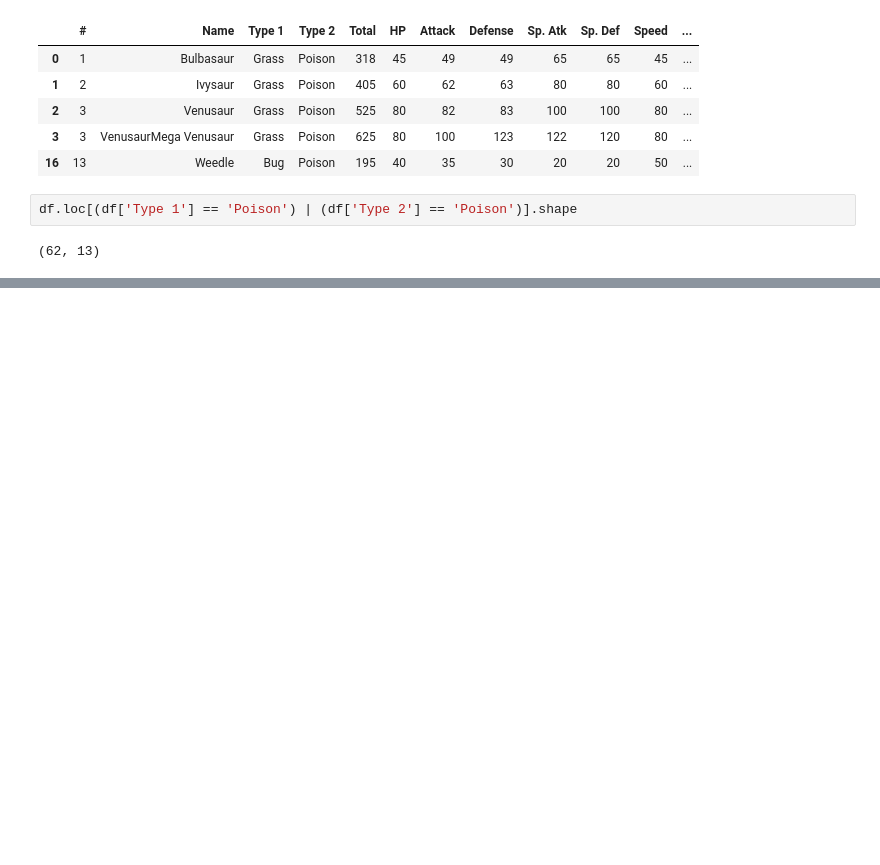
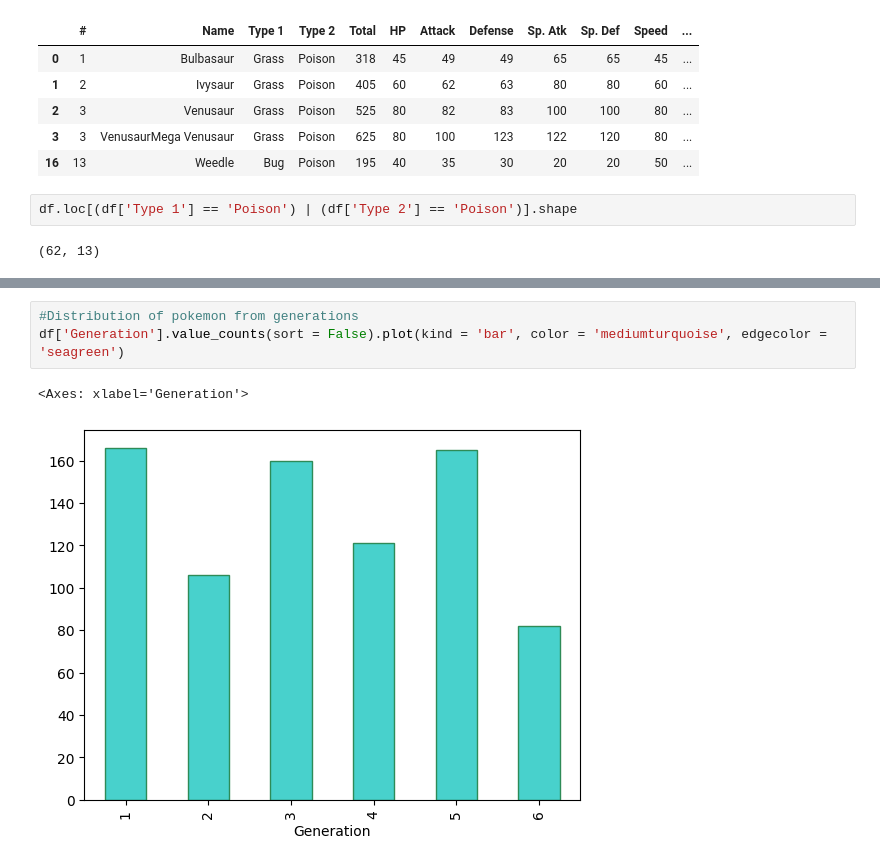
Before and after one commit to AgentXCross/PythonDS-ML, a Jupyter notebook: Projects/Notebooks/pokemon.ipynb, the cells around one changed output, grey strips where cells are left out. Cells and saved outputs as stored; diff of their text form; blank space fills up the shorter version.

```diff
--- a/Projects/Notebooks/pokemon.ipynb
+++ b/Projects/Notebooks/pokemon.ipynb
@@ -240,0 +315,6 @@ df.loc[(df['Type 1'] == 'Poison') | (df['Type 2'] == 'Poison')].shape
+# %%
+#Distribution of pokemon from generations
+df['Generation'].value_counts(sort = False).plot(kind = 'bar', color = 'mediumturquoise', edgecolor = 'seagreen')
+# %% [output]
+<Axes: xlabel='Generation'>
+[figure, added]
```
Also changed, not shown: parts of 18 cells of this notebook, 4 other files.
